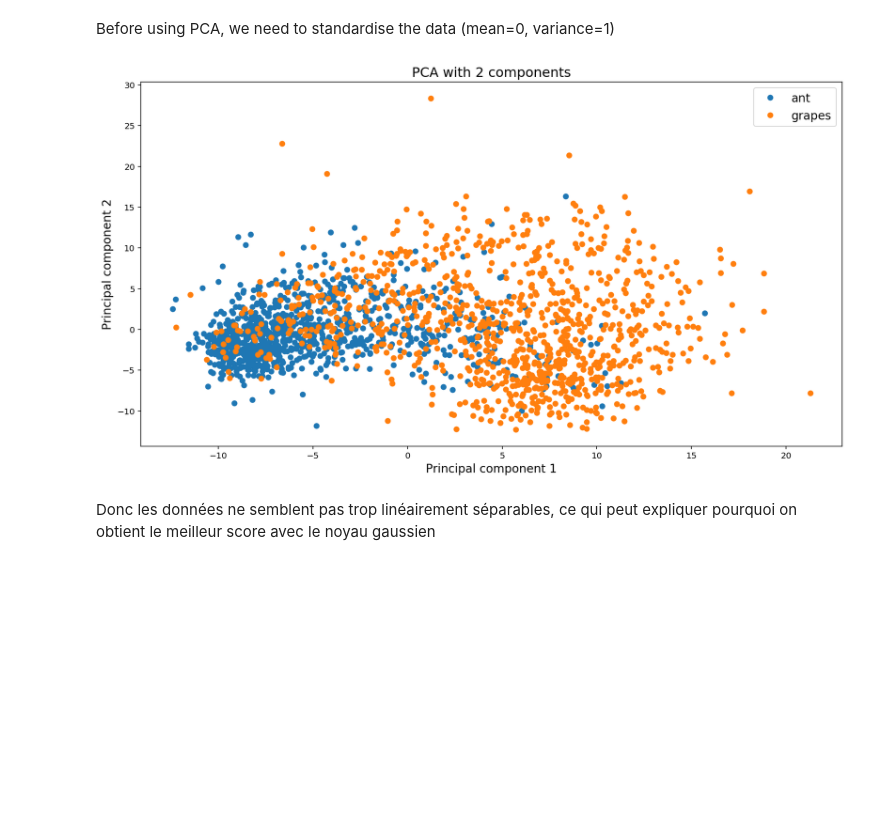
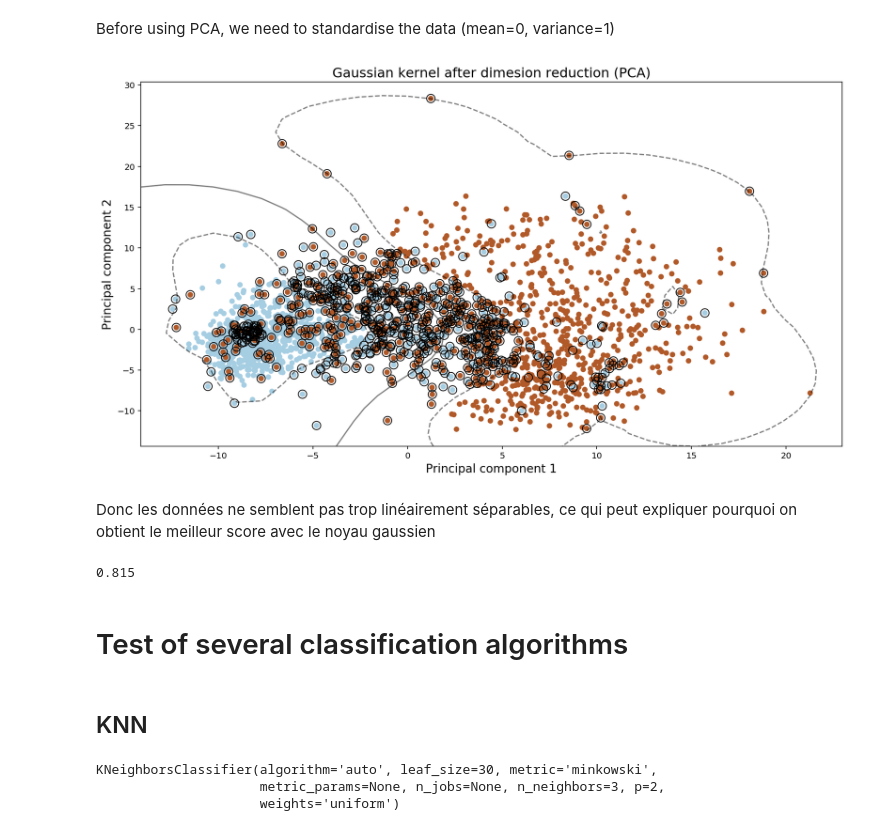
Before and after one commit to Victor-Manach/SD210, a Jupyter notebook: Binary_classification.ipynb, the cells around one changed output. Saved outputs shown, nothing was run; the diff lists cells and outputs as text; code cells hidden in the pictures; blank space fills up the shorter version.

Commit message:
Use other algorithms to test which has the best accuracy score

```diff
--- a/Binary_classification.ipynb
+++ b/Binary_classification.ipynb
@@ -76,3 +73,0 @@ clf_rbf.score(X_test, y_test)
-# %%
-clf_lin_cv = GridSearchCV(SVC(), param_grid={'C':np.logspace(-5, 5, num=20), 'kernel':['linear']})
-clf_lin_cv.fit(X_train, y_train)
@@ -107,14 +100,51 @@ X_2d = pca.fit_transform(X_s_train)
-# %%
-plt.figure(figsize=(15,8))
-# plot the results in 2D to better understand the distribution of the data, plot with two different colors to see the classes
-plt.plot(X_2d[:1000,0], X_2d[:1000,1], 'o', label='ant')
-plt.plot(X_2d[1000:,0], X_2d[1000:,1], 'o', label='grapes')
-plt.title('PCA with 2 components', size=16)
-plt.xlabel('Principal component 1', size=14)
-plt.ylabel('Principal component 2', size=14)
-plt.legend(fontsize=14)
-plt.show()
-# %% [output]
-[figure, removed]
+# %%
+clf_pca = SVC(kernel='rbf', C=1, degree=6)
+clf_pca.fit(X_2d, y_train)
+percep_pca = Perceptron(tol=1e-3, random_state=1)
+percep_pca.fit(X_2d, y_train)
+plt.figure(figsize=(15,8))
+# plot the results in 2D to better understand the distribution of the data, plot with two different colors to see the classes
+plt.scatter(X_2d[:, 0], X_2d[:, 1], c=y_train, s=30, cmap=plt.cm.Paired)
+
+# plot the decision function
+ax = plt.gca()
+xlim = ax.get_xlim()
+ylim = ax.get_ylim()
+
+# create grid to evaluate model
+xx = np.linspace(xlim[0], xlim[1], 30)
+yy = np.linspace(ylim[0], ylim[1], 30)
+YY, XX = np.meshgrid(yy, xx)
+xy = np.vstack([XX.ravel(), YY.ravel()]).T
+Z = clf_pca.decision_function(xy).reshape(XX.shape)
+
+# plot decision boundary and margins
+ax.contour(XX, YY, Z, colors='k', levels=[-1, 0, 1], alpha=0.5,
+           linestyles=['--', '-', '--'])
+# plot support vectors
+ax.scatter(clf_pca.support_vectors_[:, 0], clf_pca.support_vectors_[:, 1], s=100, linewidth=1, facecolors='none', edgecolors='k')
+plt.title('Gaussian kernel after dimesion reduction (PCA)', size=16)
+plt.xlabel('Principal component 1', size=14)
+plt.ylabel('Principal component 2', size=14)
+plt.show()
+# %% [output]
+[figure, added]
 # %% [markdown]
 Donc les données ne semblent pas trop linéairement séparables, ce qui peut expliquer pourquoi on obtient le meilleur score avec le noyau gaussien
+# %%
+clf_pca.score(X_test_2d, y_test)
+# %% [output]
+0.815
+# %% [markdown]
+# Test of several classification algorithms
+# %% [markdown]
+## KNN
+# %%
+from sklearn.neighbors import KNeighborsClassifier
+
+neigh = KNeighborsClassifier(n_neighbors=3)
+neigh.fit(X_train, y_train)
+# %% [output]
+KNeighborsClassifier(algorithm='auto', leaf_size=30, metric='minkowski',
+                     metric_params=None, n_jobs=None, n_neighbors=3, p=2,
+                     weights='uniform')
```
Also changed, not shown: parts of 22 cells of this notebook.
